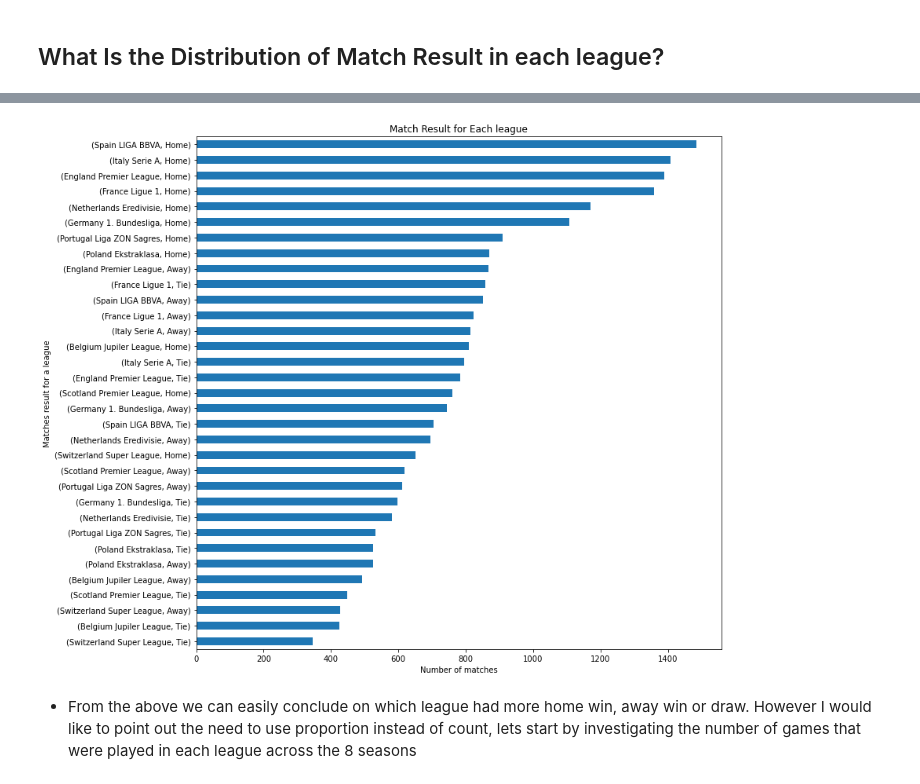
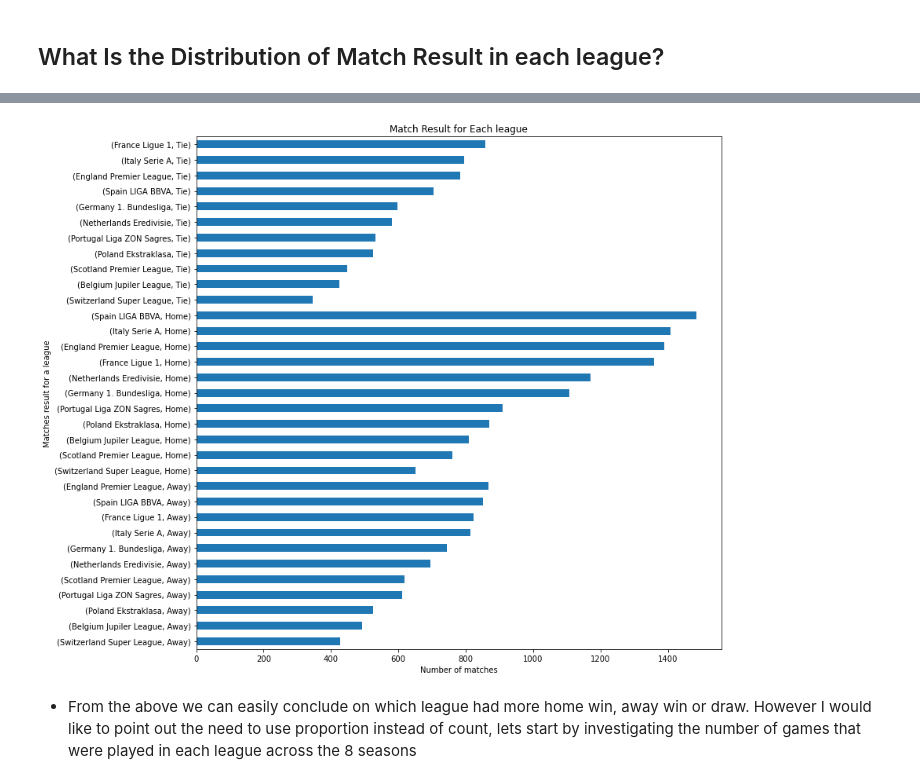
Before and after one commit to tunji-dev/Udacity_Data_Analyst_Nanodegree, a Jupyter notebook: project_2_investigate_soccer_dataset/soccer_dataset.ipynb, the cells around one changed output, grey strips where cells are left out. Drawn from its saved outputs; the diff is of its cells as text; code cells hidden in the pictures.

```diff
--- a/project_2_investigate_soccer_dataset/soccer_dataset.ipynb
+++ b/project_2_investigate_soccer_dataset/soccer_dataset.ipynb
@@ -301,3 +301,7 @@ plt.tight_layout()
 [figure]
 # %% [markdown]
 ## What Is the Distribution of Match Result in each league?
+# %%
+league_matches_result = league_matches[['league','result']].value_counts().to_frame().reset_index()
+league_matches_result = league_matches_result.sort_values(by=['result',0],ascending=[True,True]).set_index(['league','result'])
+league_matches_result.head()
@@ -304,10 +316,10 @@ plt.tight_layout()
 # %%
-league_matches[['league','result']].value_counts(sort=True,ascending=True).plot(kind='barh',figsize=(12,12));
+league_matches_result[0].plot(kind='barh',figsize=(12,12));
 plt.xlabel('Number of matches')
 plt.ylabel('Matches result for a league')
 plt.title('Match Result for Each league');
 # %% [output]
-[figure, old version]
+[figure, new version]
 # %% [markdown]
 - From the above we can easily conclude on which league had more home win, away win or draw. However I would like to point out the need to use proportion instead of count, lets start by investigating the number of games that were played in each league across the 8 seasons
 # %%
```
Also changed, not shown: parts of 5 cells of this notebook.
